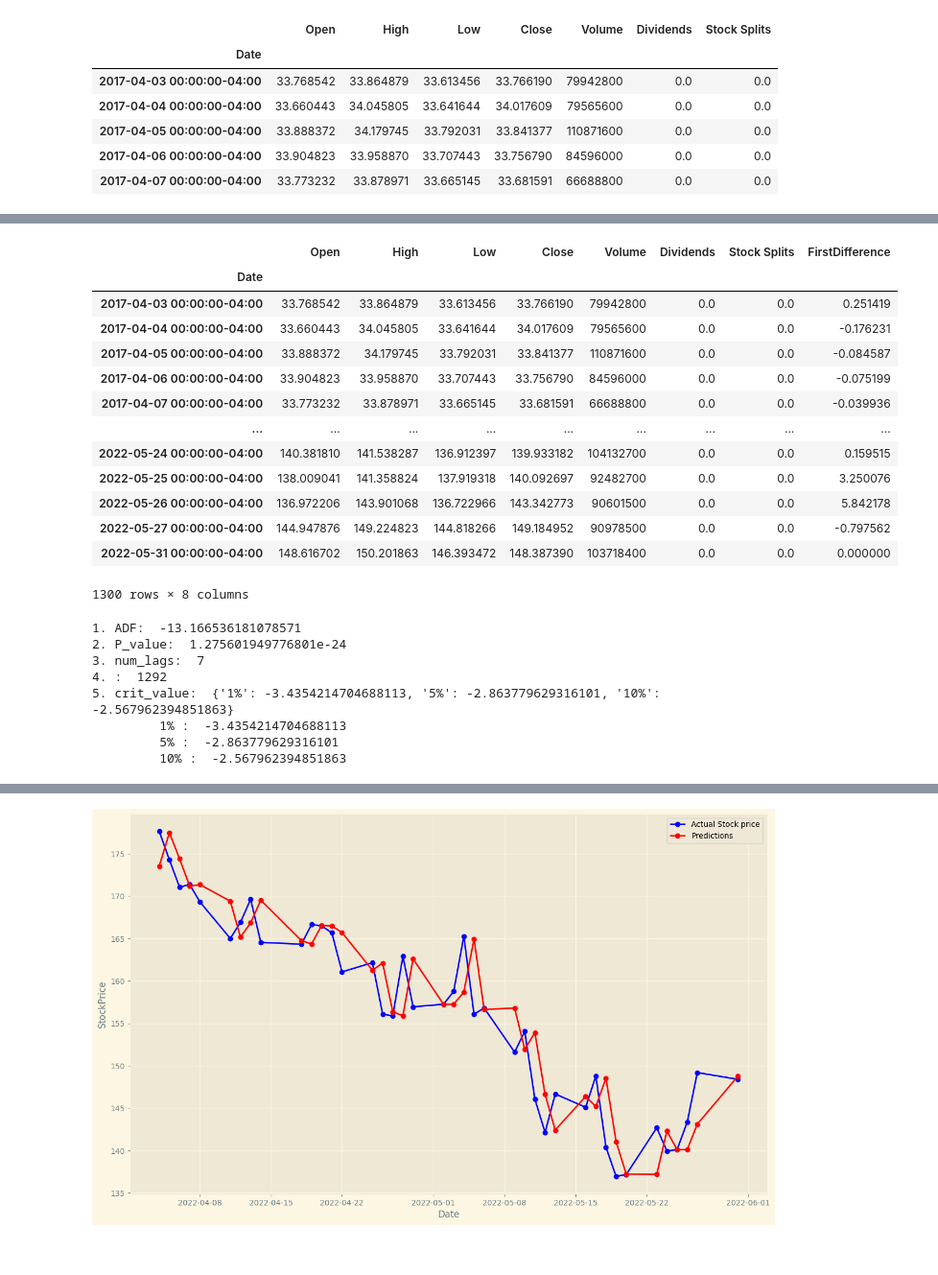
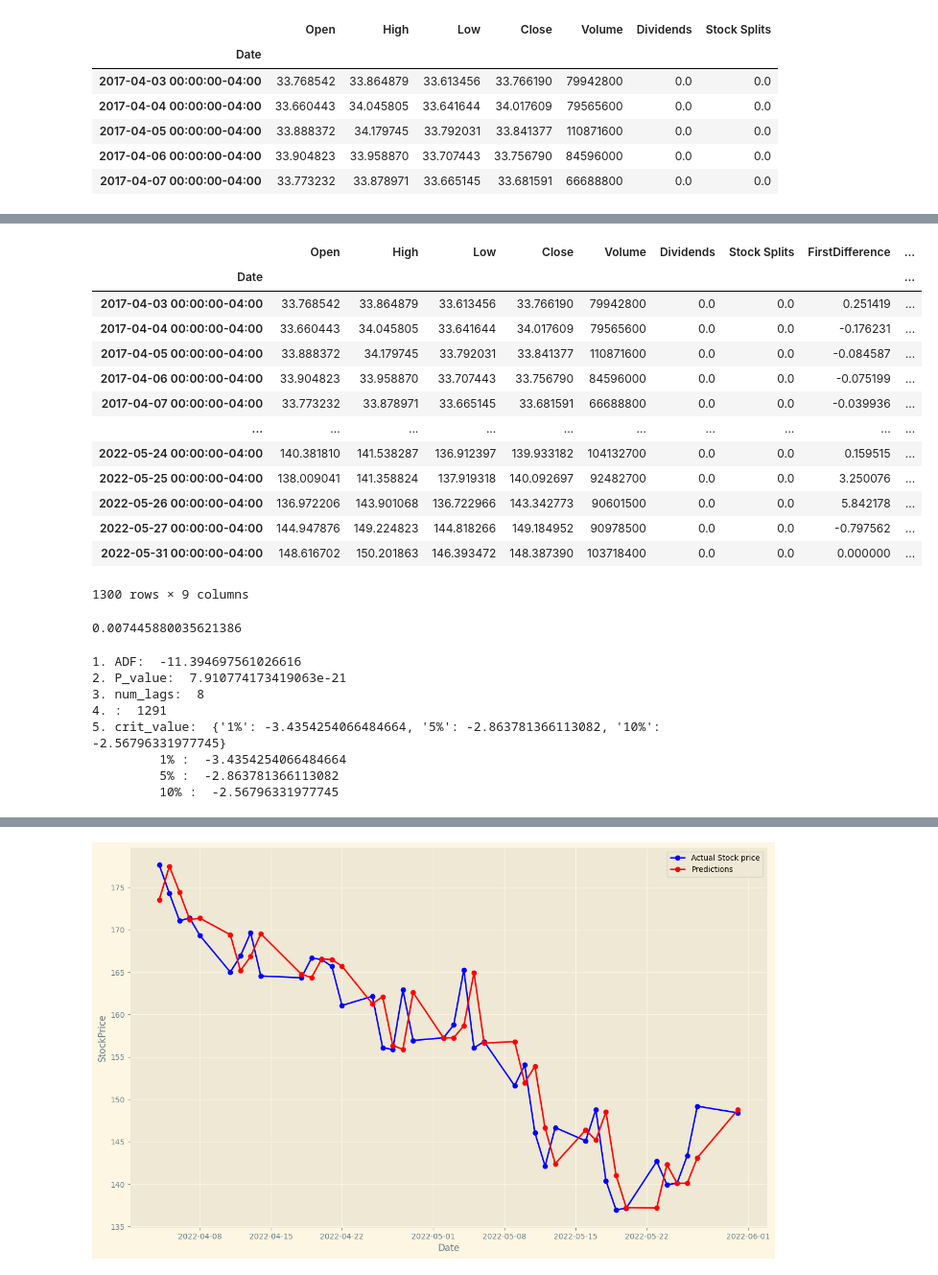
Before and after one commit to X99S5/Stock_Prediction_Model, a Jupyter notebook: Assignment.ipynb, the cells around one changed output, grey strips where cells are left out. Shown at 96% size. Saved outputs shown, nothing was run; the diff lists cells and outputs as text; code cells hidden in the pictures.

Commit message:
Percentage change rolling forecast

```diff
--- a/Assignment.ipynb
+++ b/Assignment.ipynb
@@ -47,24 +47,28 @@ memory usage: 81.2 KB
 # %%
 first_diff = tickerDfResample.Close.values[1:]-tickerDfResample.Close.values[:-1]
 first_diff = np.concatenate([first_diff,[0]])
 tickerDfResample['FirstDifference'] = first_diff
-#tickerDf.Close.pct_change().dropna()
+tickerDfResample['PercentageChange'] = tickerDfResample.Close.pct_change().fillna(0) #  "by what percentage did previous value change to get to current value"current value - previous value / previous value = pct change
 tickerDfResample
 # %% [output]
-|  | Open | High | Low | Close | Volume | Dividends | Stock Splits | FirstDifference |
-| Date |  |  |  |  |  |  |  |  |
-| 2017-04-03 00:00:00-04:00 | 33.768542 | 33.864879 | 33.613456 | 33.766190 | 79942800 | 0.0 | 0.0 | 0.251419 |
-| 2017-04-04 00:00:00-04:00 | 33.660443 | 34.045805 | 33.641644 | 34.017609 | 79565600 | 0.0 | 0.0 | -0.176231 |
-| 2017-04-05 00:00:00-04:00 | 33.888372 | 34.179745 | 33.792031 | 33.841377 | 110871600 | 0.0 | 0.0 | -0.084587 |
-| 2017-04-06 00:00:00-04:00 | 33.904823 | 33.958870 | 33.707443 | 33.756790 | 84596000 | 0.0 | 0.0 | -0.075199 |
-| 2017-04-07 00:00:00-04:00 | 33.773232 | 33.878971 | 33.665145 | 33.681591 | 66688800 | 0.0 | 0.0 | -0.039936 |
-| ... | ... | ... | ... | ... | ... | ... | ... | ... |
-| 2022-05-24 00:00:00-04:00 | 140.381810 | 141.538287 | 136.912397 | 139.933182 | 104132700 | 0.0 | 0.0 | 0.159515 |
-| 2022-05-25 00:00:00-04:00 | 138.009041 | 141.358824 | 137.919318 | 140.092697 | 92482700 | 0.0 | 0.0 | 3.250076 |
-| 2022-05-26 00:00:00-04:00 | 136.972206 | 143.901068 | 136.722966 | 143.342773 | 90601500 | 0.0 | 0.0 | 5.842178 |
-| 2022-05-27 00:00:00-04:00 | 144.947876 | 149.224823 | 144.818266 | 149.184952 | 90978500 | 0.0 | 0.0 | -0.797562 |
-| 2022-05-31 00:00:00-04:00 | 148.616702 | 150.201863 | 146.393472 | 148.387390 | 103718400 | 0.0 | 0.0 | 0.000000 |
+|  | Open | High | Low | Close | Volume | Dividends | Stock Splits | FirstDifference | ... |
+| Date |  |  |  |  |  |  |  |  | ... |
+| 2017-04-03 00:00:00-04:00 | 33.768542 | 33.864879 | 33.613456 | 33.766190 | 79942800 | 0.0 | 0.0 | 0.251419 | ... |
+| 2017-04-04 00:00:00-04:00 | 33.660443 | 34.045805 | 33.641644 | 34.017609 | 79565600 | 0.0 | 0.0 | -0.176231 | ... |
+| 2017-04-05 00:00:00-04:00 | 33.888372 | 34.179745 | 33.792031 | 33.841377 | 110871600 | 0.0 | 0.0 | -0.084587 | ... |
+| 2017-04-06 00:00:00-04:00 | 33.904823 | 33.958870 | 33.707443 | 33.756790 | 84596000 | 0.0 | 0.0 | -0.075199 | ... |
+| 2017-04-07 00:00:00-04:00 | 33.773232 | 33.878971 | 33.665145 | 33.681591 | 66688800 | 0.0 | 0.0 | -0.039936 | ... |
+| ... | ... | ... | ... | ... | ... | ... | ... | ... | ... |
+| 2022-05-24 00:00:00-04:00 | 140.381810 | 141.538287 | 136.912397 | 139.933182 | 104132700 | 0.0 | 0.0 | 0.159515 | ... |
+| 2022-05-25 00:00:00-04:00 | 138.009041 | 141.358824 | 137.919318 | 140.092697 | 92482700 | 0.0 | 0.0 | 3.250076 | ... |
+| 2022-05-26 00:00:00-04:00 | 136.972206 | 143.901068 | 136.722966 | 143.342773 | 90601500 | 0.0 | 0.0 | 5.842178 | ... |
+| 2022-05-27 00:00:00-04:00 | 144.947876 | 149.224823 | 144.818266 | 149.184952 | 90978500 | 0.0 | 0.0 | -0.797562 | ... |
+| 2022-05-31 00:00:00-04:00 | 148.616702 | 150.201863 | 146.393472 | 148.387390 | 103718400 | 0.0 | 0.0 | 0.000000 | ... |
-1300 rows × 8 columns
+1300 rows × 9 columns
+# %%
+(34.017609 - 33.766190 )/ 33.76619
+# %% [output]
+0.007445880035621386
 # %%
 def ad_test(dataset):
     dftest = adfuller(dataset,autolag = 'AIC')
@@ -76,16 +80,16 @@ def ad_test(dataset):
     for key,val in dftest[4].items():
         print("\t",key,": ",val)
 # %%
-ad_test(tickerDfResample['FirstDifference'])
+ad_test(tickerDfResample['PercentageChange'])
 # %% [output]
-1. ADF:  -13.166536181078571
-2. P_value:  1.275601949776801e-24
-3. num_lags:  7
-4. :  1292
-5. crit_value:  {'1%': -3.4354214704688113, '5%': -2.863779629316101, '10%': -2.567962394851863}
-         1% :  -3.4354214704688113
-         5% :  -2.863779629316101
-         10% :  -2.567962394851863
+1. ADF:  -11.394697561026616
+2. P_value:  7.910774173419063e-21
+3. num_lags:  8
+4. :  1291
+5. crit_value:  {'1%': -3.4354254066484664, '5%': -2.863781366113082, '10%': -2.56796331977745}
+         1% :  -3.4354254066484664
+         5% :  -2.863781366113082
+         10% :  -2.56796331977745
 # %%
 from pmdarima import auto_arima
 import warnings
```
Also changed, not shown: parts of 5 cells of this notebook.
